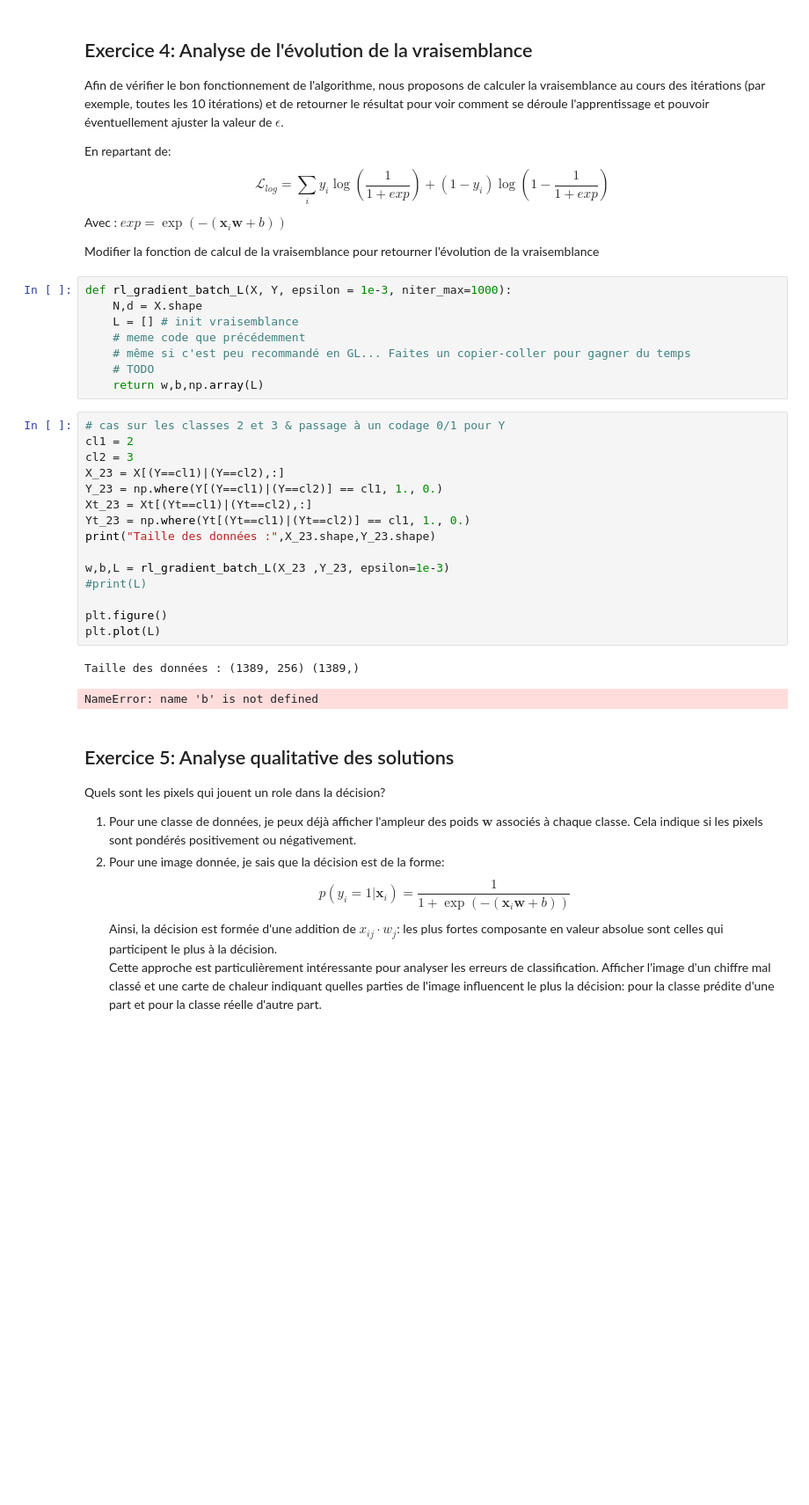
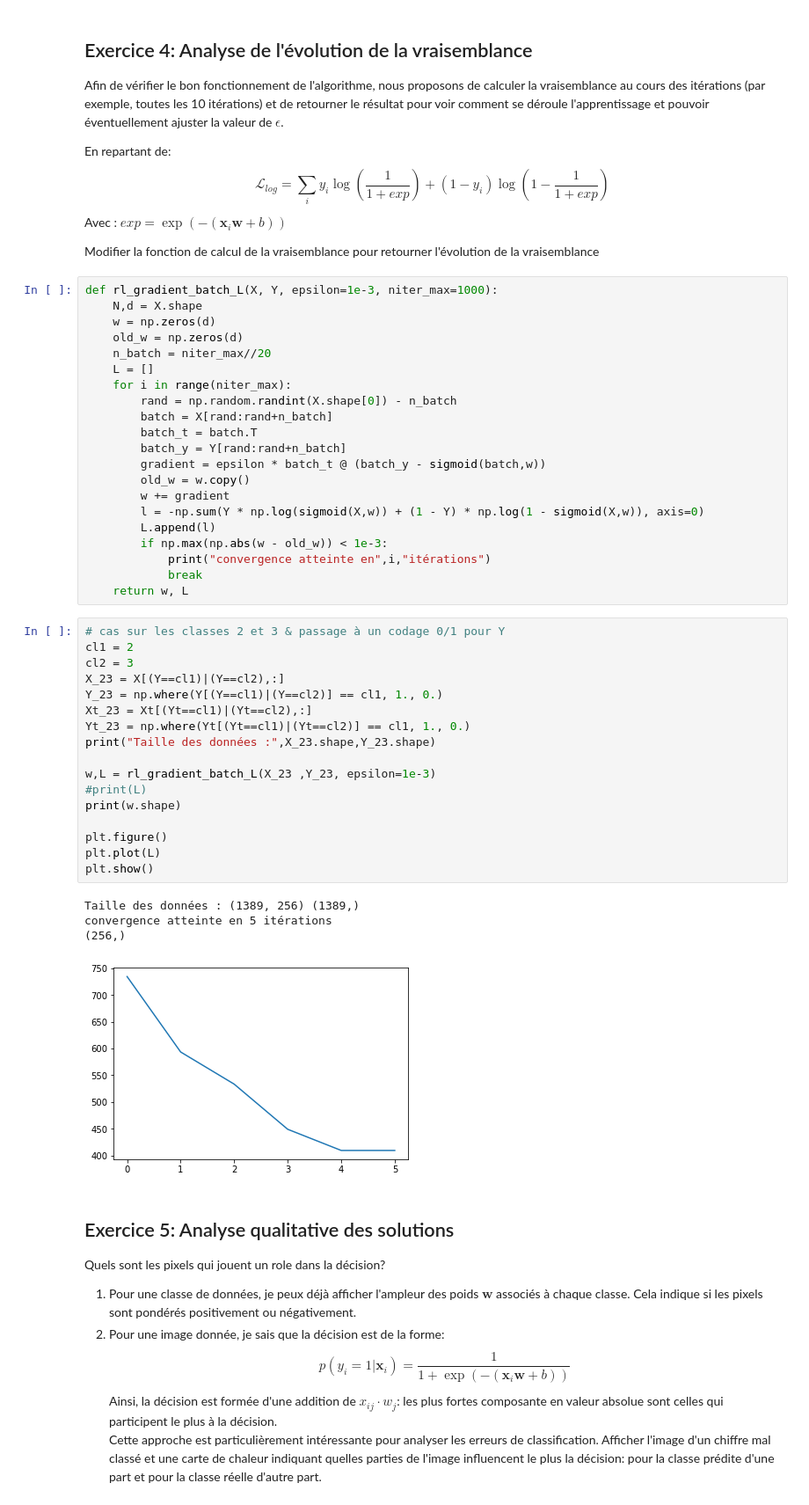
Before and after one commit to hanzopgp/MasterBioInformaticsPTs, a Jupyter notebook: S1/MAPSI/TME/TME10/TME10DurandEnzo.ipynb, the cells around one changed output. Shown at 88% size. Drawn from its saved outputs; the diff is of its cells as text; blank space fills up the shorter version.

```diff
--- a/S1/MAPSI/TME/TME10/TME10DurandEnzo.ipynb
+++ b/S1/MAPSI/TME/TME10/TME10DurandEnzo.ipynb
@@ -359,32 +359,49 @@ $$\mathcal L_{log} = \sum_i  y_i \log(\frac{1}{1+exp}) + (1-y_i) \log(1-\frac{1}
 Avec : $exp = \exp( -(  \mathbf x_i  \mathbf w + b))$
 
 Modifier la fonction de calcul de la vraisemblance pour retourner l'évolution de la vraisemblance
-# %%
-def rl_gradient_batch_L(X, Y, epsilon = 1e-3, niter_max=1000):
-    N,d = X.shape
-    L = [] # init vraisemblance
-    # meme code que précédemment
-    # même si c'est peu recommandé en GL... Faites un copier-coller pour gagner du temps
-    # TODO
-    return w,b,np.array(L)
+# %%
+def rl_gradient_batch_L(X, Y, epsilon=1e-3, niter_max=1000):
+    N,d = X.shape
+    w = np.zeros(d)
+    old_w = np.zeros(d)
+    n_batch = niter_max//20
+    L = []
+    for i in range(niter_max):
+        rand = np.random.randint(X.shape[0]) - n_batch
+        batch = X[rand:rand+n_batch]
+        batch_t = batch.T
+        batch_y = Y[rand:rand+n_batch]
+        gradient = epsilon * batch_t @ (batch_y - sigmoid(batch,w))
+        old_w = w.copy()
+        w += gradient
+        l = -np.sum(Y * np.log(sigmoid(X,w)) + (1 - Y) * np.log(1 - sigmoid(X,w)), axis=0)
+        L.append(l)
+        if np.max(np.abs(w - old_w)) < 1e-3:
+            print("convergence atteinte en",i,"itérations")
+            break
+    return w, L
 # %%
 # cas sur les classes 2 et 3 & passage à un codage 0/1 pour Y
 cl1 = 2
 cl2 = 3
 X_23 = X[(Y==cl1)|(Y==cl2),:]
 Y_23 = np.where(Y[(Y==cl1)|(Y==cl2)] == cl1, 1., 0.)
 Xt_23 = Xt[(Yt==cl1)|(Yt==cl2),:]
 Yt_23 = np.where(Yt[(Yt==cl1)|(Yt==cl2)] == cl1, 1., 0.)
 print("Taille des données :",X_23.shape,Y_23.shape)
 
-w,b,L = rl_gradient_batch_L(X_23 ,Y_23, epsilon=1e-3)
+w,L = rl_gradient_batch_L(X_23 ,Y_23, epsilon=1e-3)
 #print(L)
+print(w.shape)
 
 plt.figure()
 plt.plot(L)
+plt.show()
 # %% [output]
 Taille des données : (1389, 256) (1389,)
+convergence atteinte en 5 itérations
+(256,)
-NameError: name 'b' is not defined
+[figure, added]
 # %% [markdown]
 ## Exercice 5: Analyse qualitative des solutions
 
```
Also changed, not shown: parts of 8 cells of this notebook, 3 other files.
